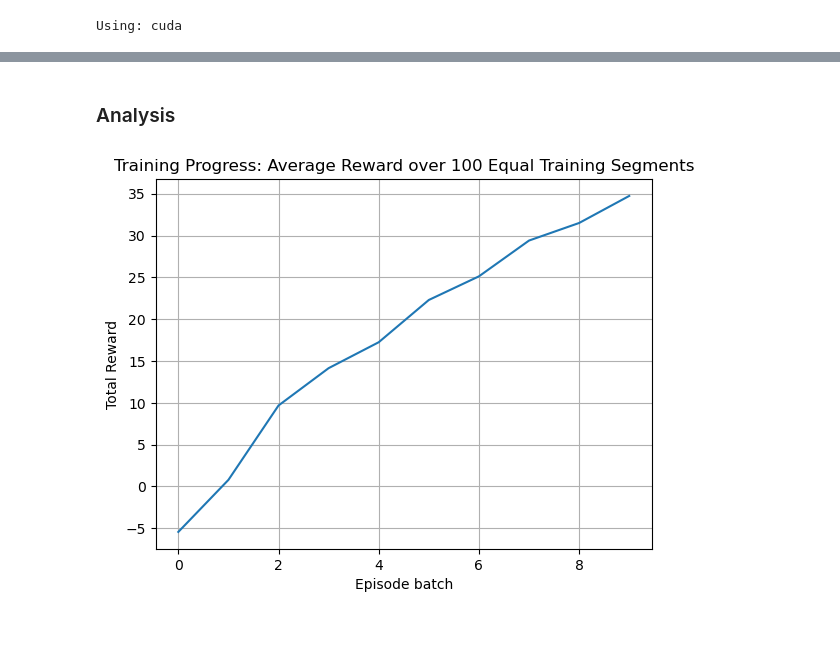
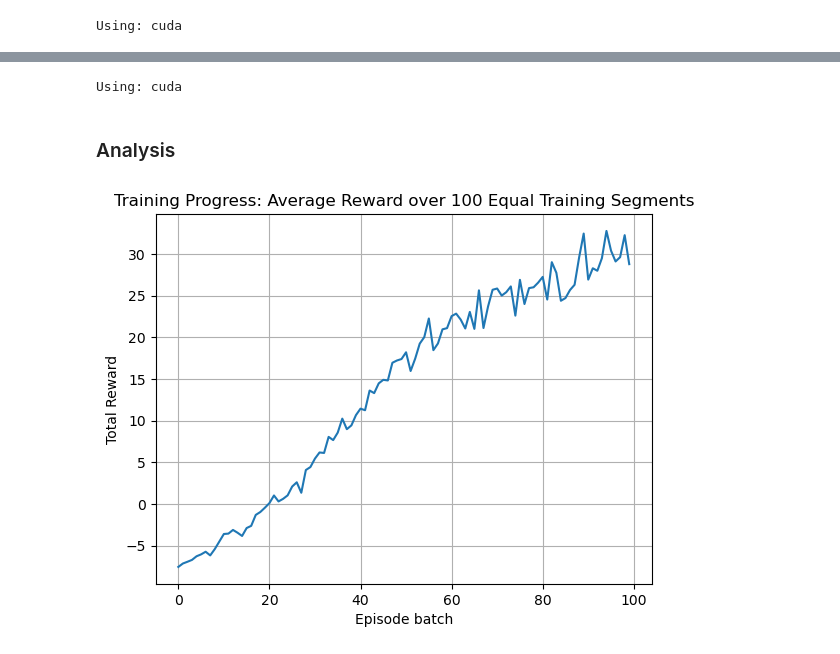
Before and after one commit to William-Pig/tetris_ai, a Jupyter notebook: main.ipynb, the cells around one changed output, grey strips where cells are left out. Drawn from its saved outputs; the diff is of its cells as text; code cells hidden in the pictures.

Commit message:
added dqn resume training support

```diff
--- a/main.ipynb
+++ b/main.ipynb
@@ -756,8 +777,7 @@ def evaluate_and_save_gif(episode_num: int, n_episodes: int = 1):
 episode_rewards = []
 episode_score = []
 
-progress_bar = tqdm(range(1, NUM_EPISODES + 1), desc='Training agent | past 100 mean: 0.00 | epsilon: 0.00')
-
+progress_bar = tqdm(range(1, NUM_EPISODES+1), desc='Training agent | past 100 mean: 0.00 | epsilon: 0.00')
 for episode in progress_bar:
     state = env.reset()
     total_reward = 0.0
@@ -783,18 +803,22 @@ for episode in progress_bar:
         agent.target_model.load_state_dict(agent.model.state_dict())
 
     if episode in GIF_CHECKPOINTS:  # Save GIF at checkpoints
-        evaluate_and_save_gif(episode)
+        evaluate_and_save_gif(agent=agent, episode_num=episode, save_dir=SAVE_DIR,
+                              board_width=BOARD_WIDTH, board_height=BOARD_HEIGHT)
 
-    # --- Save model every 100 episodes ---------------
-    if episode % 1000 == 0:
-        ckpt_path = SAVE_DIR + f"ep_{episode}.pth"
-        agent.save(str(ckpt_path))
-        agent.save(str(SAVE_DIR + "latest.pth"))  # rolling latest
+    # Checkpoint model every 1_000 episodes
+    if episode % 1_000 == 0:
+        extra = {
+        "episode": episode,
+        "episode_rewards": episode_rewards,
+        "episode_score": episode_score
+        }
+        agent.save(SAVE_DIR + f"latest.pth", extra)
 
-        # quick console summary
+    # progress bar summary
     if episode % 100 == 0:
         recent = episode_rewards[-100:]
         mean_r = sum(recent) / len(recent)
         progress_bar.set_description(
-        f'Training agent | past 100 mean: {mean_r:.2f} | epsilon: {agent.epsilon:.2f}'
+        f'Training agent | Rolling reward : {mean_r:.2f} | epsilon: {agent.epsilon:.2f}'
         )
@@ -803,0 +827,52 @@ KeyboardInterrupt:
+# %%
+""" Hyper‑parameters """
+# Simulation settings
+NUM_EPISODES = 10_000  # total training episodes
+MAX_STEPS_PER_EPISODE = 5_000  # max step per game
+
+# Bellman update settings
+ALPHA = 0.001  # learning rate
+GAMMA = 0.5  # discount rate
+
+# Epsilon-greedy settings
+# EPSILON = 1.0  # use checkpointed epsilon
+EPSILON_MIN = 0.01
+EPSILON_DECAY = 0.9999
+
+# Batch parameters
+BATCH_SIZE = 128  # mini-batch size for replay(), used to perform a training update
+TARGET_UPDATE_FREQ = 64  # episodes between target-net sync
+
+# Tetris Game environment settings (need to match loaded agent!)
+BOARD_WIDTH = 6
+BOARD_HEIGHT = 6
+
+# Train on CPU OR GPU?
+DEVICE = torch.device("cuda" if torch.cuda.is_available() else "cpu")
+print("Using:", DEVICE)
+
+# Saving logistics
+CHECKPOINT_PATH = "batch_dqn_checkpoints/latest.pth"
+SAVE_DIR = "batch_dqn_checkpoints/"  # where to save gif and model checkpoints
+GIF_CHECKPOINTS = {}  # which episode to save a gif
+# %% [output]
+Using: cuda
+# %%
+""" Environment & Agent """
+env = TetrisGym(width=BOARD_WIDTH, height= BOARD_HEIGHT, state_mode="tensor", max_steps=MAX_STEPS_PER_EPISODE)
+
+state_shape = env.get_state().shape
+num_actions = env.get_action_space_size()
+
+checkpoint_dict = torch.load(CHECKPOINT_PATH, map_location=DEVICE)
+EPSILON = checkpoint_dict["epsilon"]
+
+agent = DQNAgent(state_shape=state_shape, num_actions=num_actions, device=DEVICE,
+                 alpha=ALPHA, gamma=GAMMA,
+                 epsilon=1, epsilon_min=EPSILON_MIN, epsilon_decay=EPSILON_DECAY)
+agent.load_from_dict(checkpoint_dict)
+
+# resume metadata
+start_episode = checkpoint_dict["episode"] + 1
+episode_rewards = checkpoint_dict["episode_rewards"]
+episode_score = checkpoint_dict["episode_score"]
@@ -804,12 +927,12 @@ KeyboardInterrupt:
 # %% [markdown]
 ### Analysis
 # %%
-plt.plot(np.mean(np.array_split(episode_rewards, 10),axis=1))
+plt.plot(np.mean(np.array_split(episode_rewards, 100),axis=1))
 plt.xlabel('Episode batch')
 plt.ylabel('Total Reward')
 plt.title('Training Progress: Average Reward over 100 Equal Training Segments')
 plt.grid(True)
 plt.show()
 # %% [output]
-[figure, old version]
+[figure, new version]
 # %%
```
Also changed, not shown: parts of 9 cells of this notebook, 1 other file.
